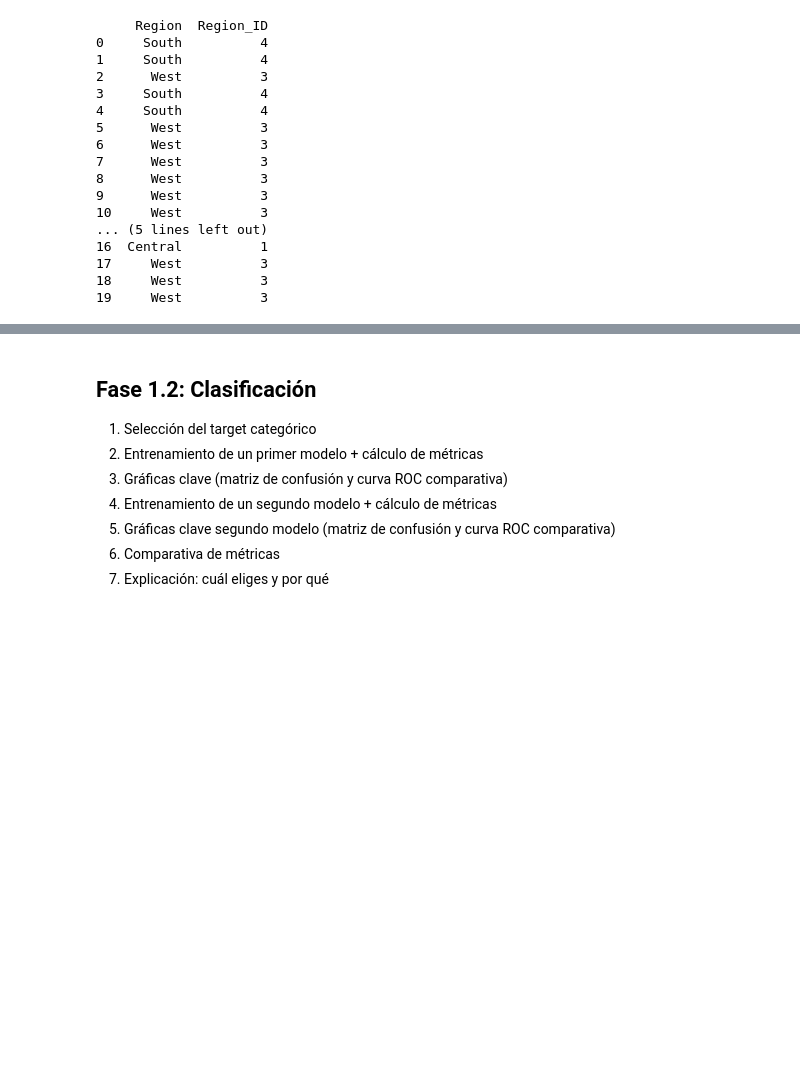
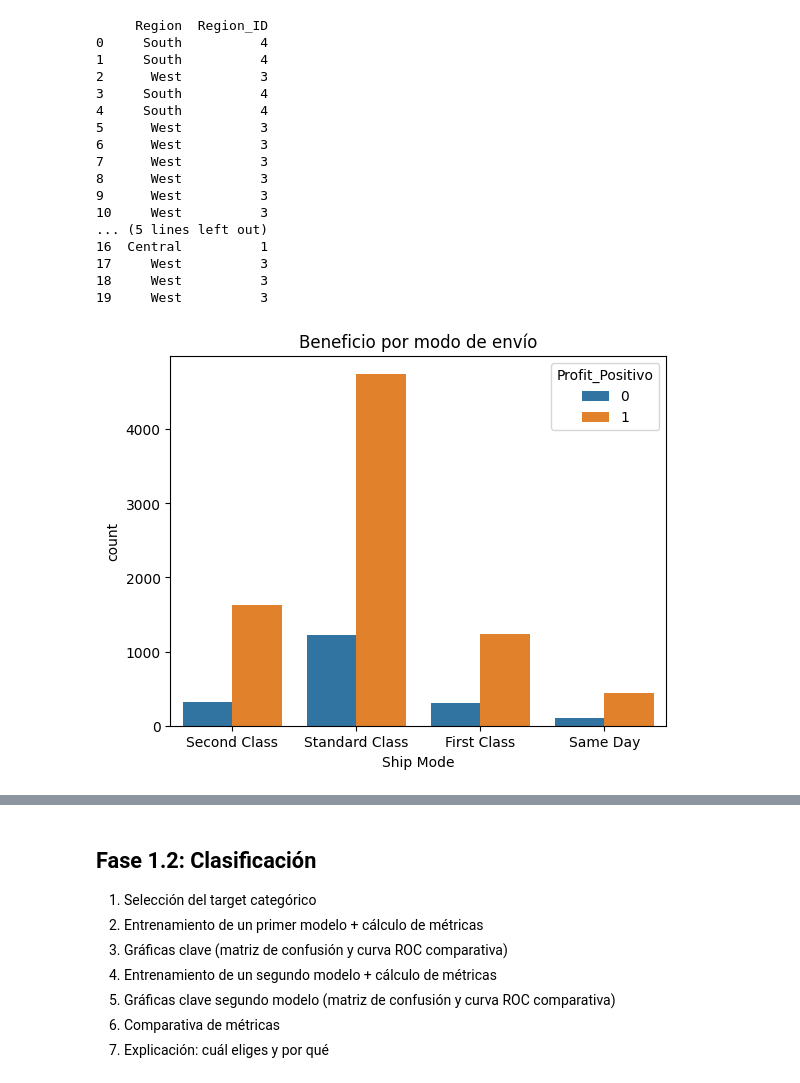
Before and after one commit to ignacastiguti/Repositorio, a Jupyter notebook: [00] - Workshops/Workshop_ML_PartTime.ipynb, the cells around one changed output, grey strips where cells are left out. Drawn from its saved outputs; the diff is of its cells as text; code cells hidden in the pictures; blank space fills up the shorter version.

```diff
--- a/[00] - Workshops/Workshop_ML_PartTime.ipynb
+++ b/[00] - Workshops/Workshop_ML_PartTime.ipynb
@@ -216,3 +216,9 @@ print(df[['Region', 'Region_ID']].head(20))
 17     West          3
 18     West          3
 19     West          3
+# %%
+sns.countplot(x='Ship Mode', hue='Profit_Positivo', data=df)
+plt.title('Beneficio por modo de envío')
+plt.show()
+# %% [output]
+[figure, added]
```
Also changed, not shown: parts of 8 cells of this notebook.
